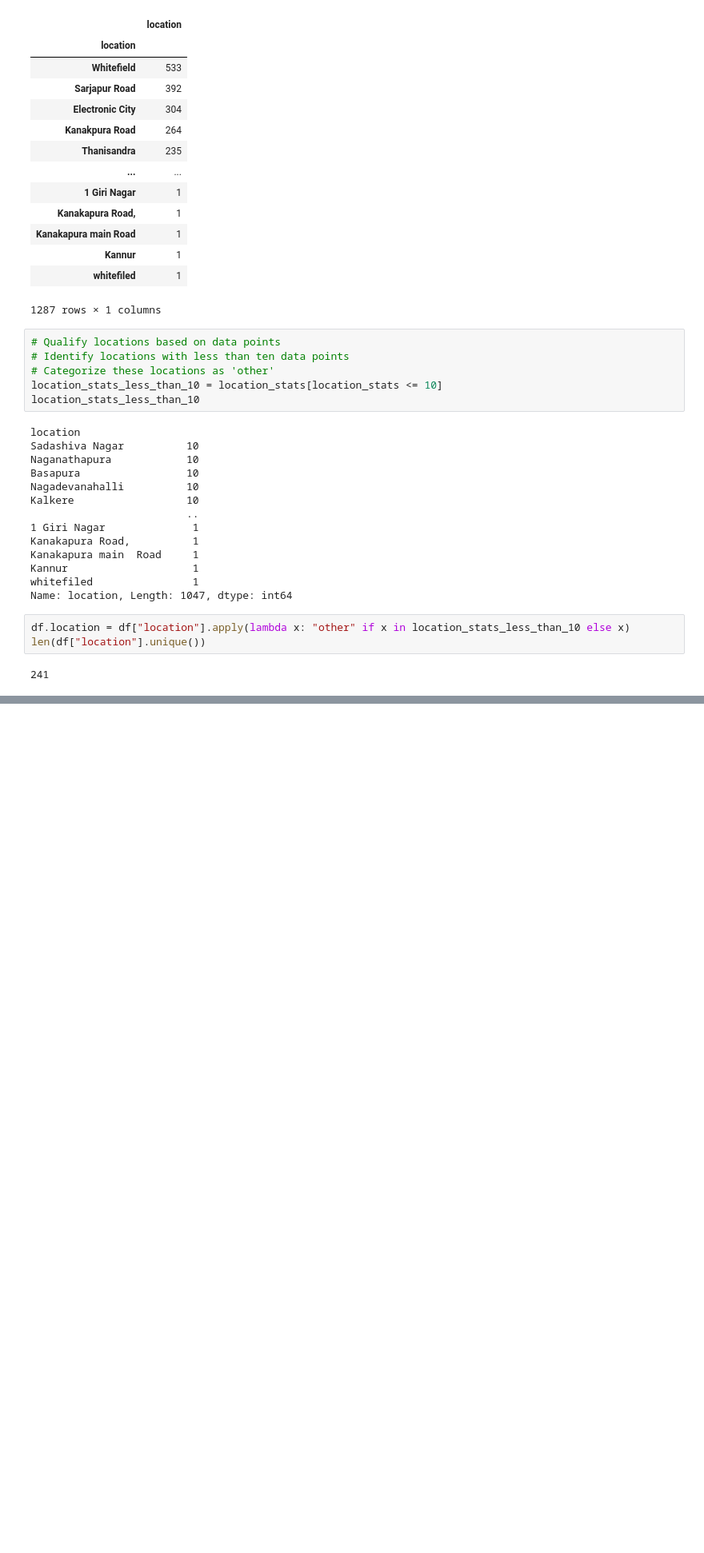
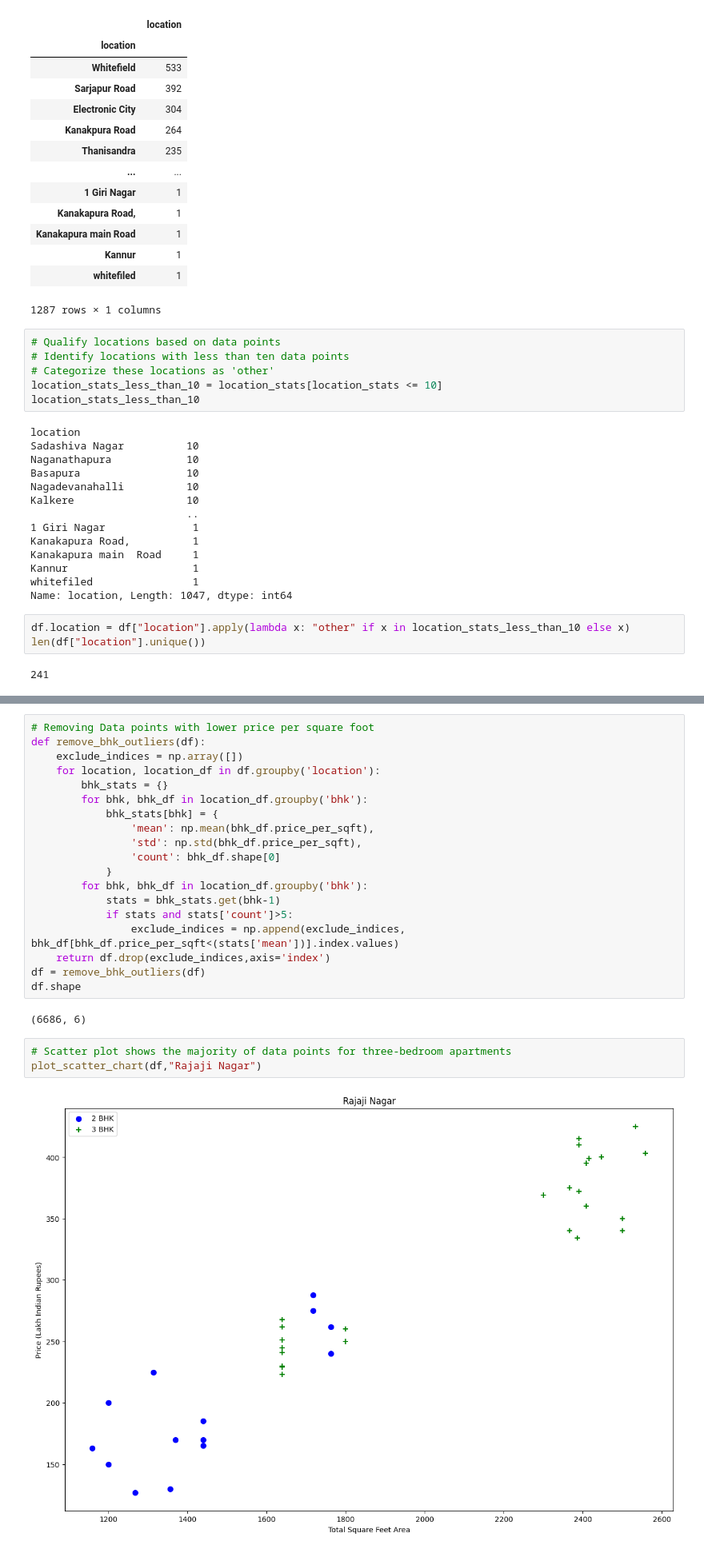
Before and after one commit to proakash256/Bengaluru_House_Price_Prediction, a Jupyter notebook: data_cleaning.ipynb, the cells around one changed output, grey strips where cells are left out. Shown: that part at 80% size. Saved outputs shown, nothing was run; the diff lists cells and outputs as text; blank space fills up the shorter version.

```diff
--- a/data_cleaning.ipynb
+++ b/data_cleaning.ipynb
@@ -204,0 +270,26 @@ len(df["location"].unique())
+# %%
+# Removing Data points with lower price per square foot
+def remove_bhk_outliers(df):
+    exclude_indices = np.array([])
+    for location, location_df in df.groupby('location'):
+        bhk_stats = {}
+        for bhk, bhk_df in location_df.groupby('bhk'):
+            bhk_stats[bhk] = {
+                'mean': np.mean(bhk_df.price_per_sqft),
+                'std': np.std(bhk_df.price_per_sqft),
+                'count': bhk_df.shape[0]
+            }
+        for bhk, bhk_df in location_df.groupby('bhk'):
+            stats = bhk_stats.get(bhk-1)
+            if stats and stats['count']>5:
+                exclude_indices = np.append(exclude_indices, bhk_df[bhk_df.price_per_sqft<(stats['mean'])].index.values)
+    return df.drop(exclude_indices,axis='index')
+df = remove_bhk_outliers(df)
+df.shape
+# %% [output]
+(6686, 6)
+# %%
+# Scatter plot shows the majority of data points for three-bedroom apartments
+plot_scatter_chart(df,"Rajaji Nagar")
+# %% [output]
+[figure, added]
```
Also changed, not shown: parts of 6 cells of this notebook.
